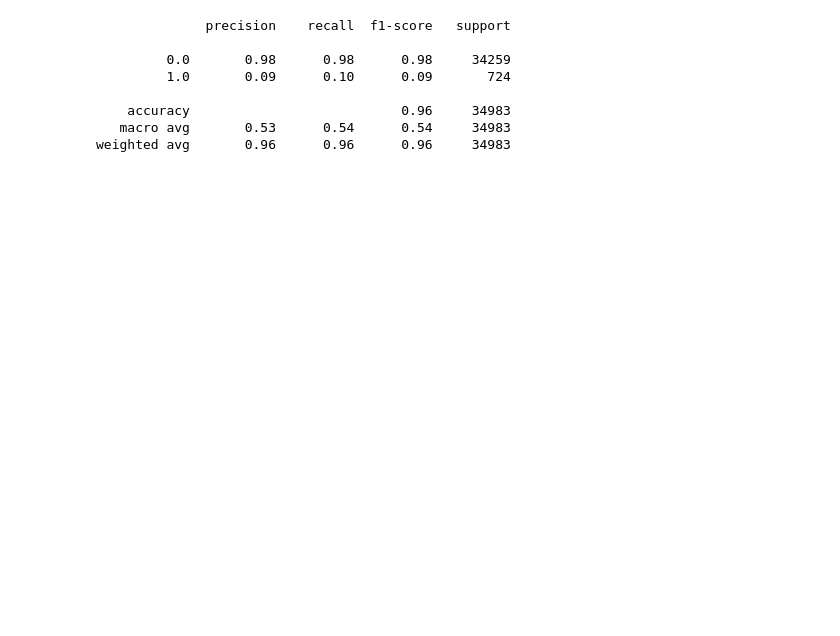
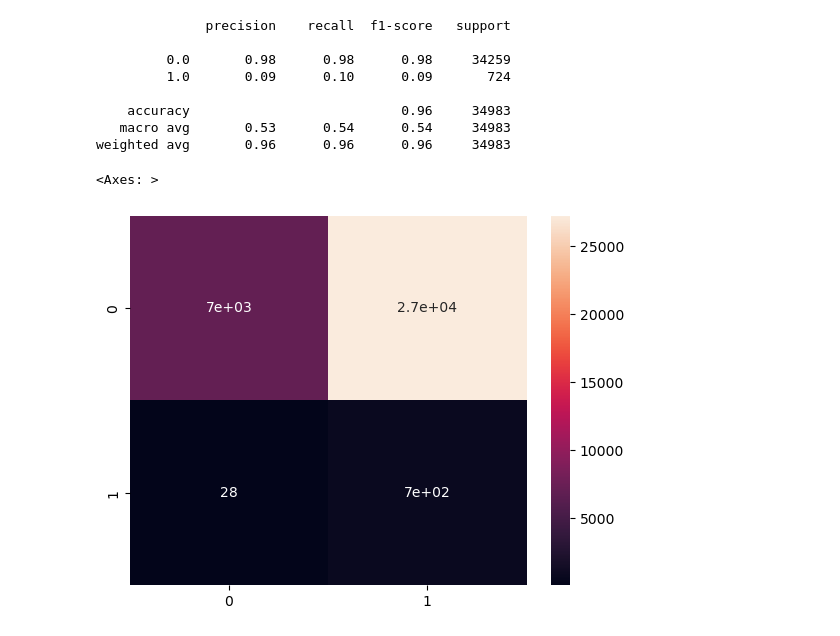
Before and after one commit to akhilmuraleedharan/email_optimization, a Jupyter notebook: Email_optimization.ipynb, the cells around one changed output. Saved outputs shown, nothing was run; the diff lists cells and outputs as text; code cells hidden in the pictures; blank space fills up the shorter version.

```diff
--- a/Email_optimization.ipynb
+++ b/Email_optimization.ipynb
@@ -477,3 +482,11 @@ print(metrics.classification_report(y_test,y_pred_p))
     accuracy                           0.96     34983
    macro avg       0.53      0.54      0.54     34983
 weighted avg       0.96      0.96      0.96     34983
+# %%
+y_pred_prob =  model.predict_proba(X_test)
+y_pred_p =  (y_pred_prob[:,1] >= 0.3).astype(int)
+cm = metrics.confusion_matrix(y_test, y_pred_p)
+sns.heatmap(cm, annot=True)
+# %% [output]
+<Axes: >
+[figure, added]
```
Also changed, not shown: parts of 15 cells of this notebook.
